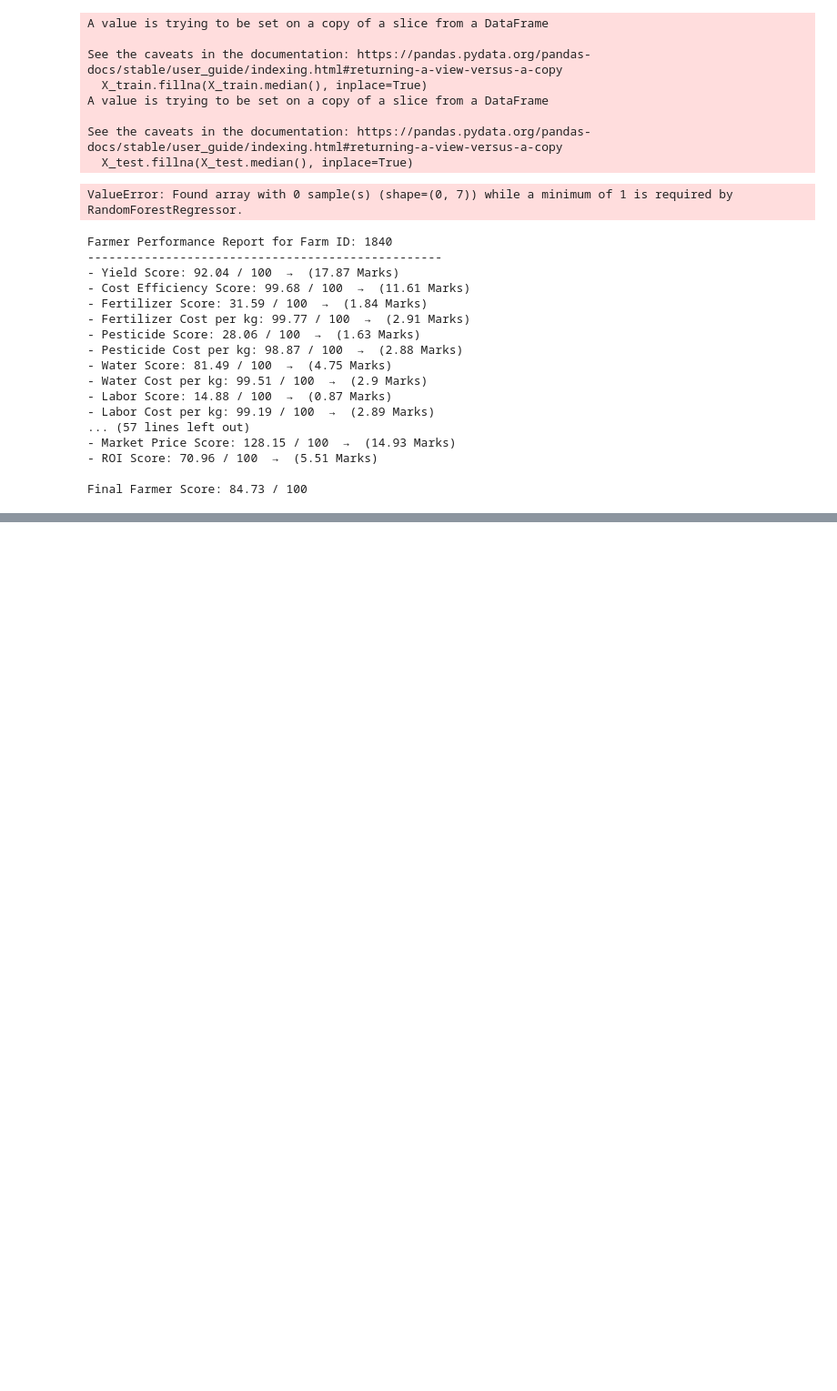
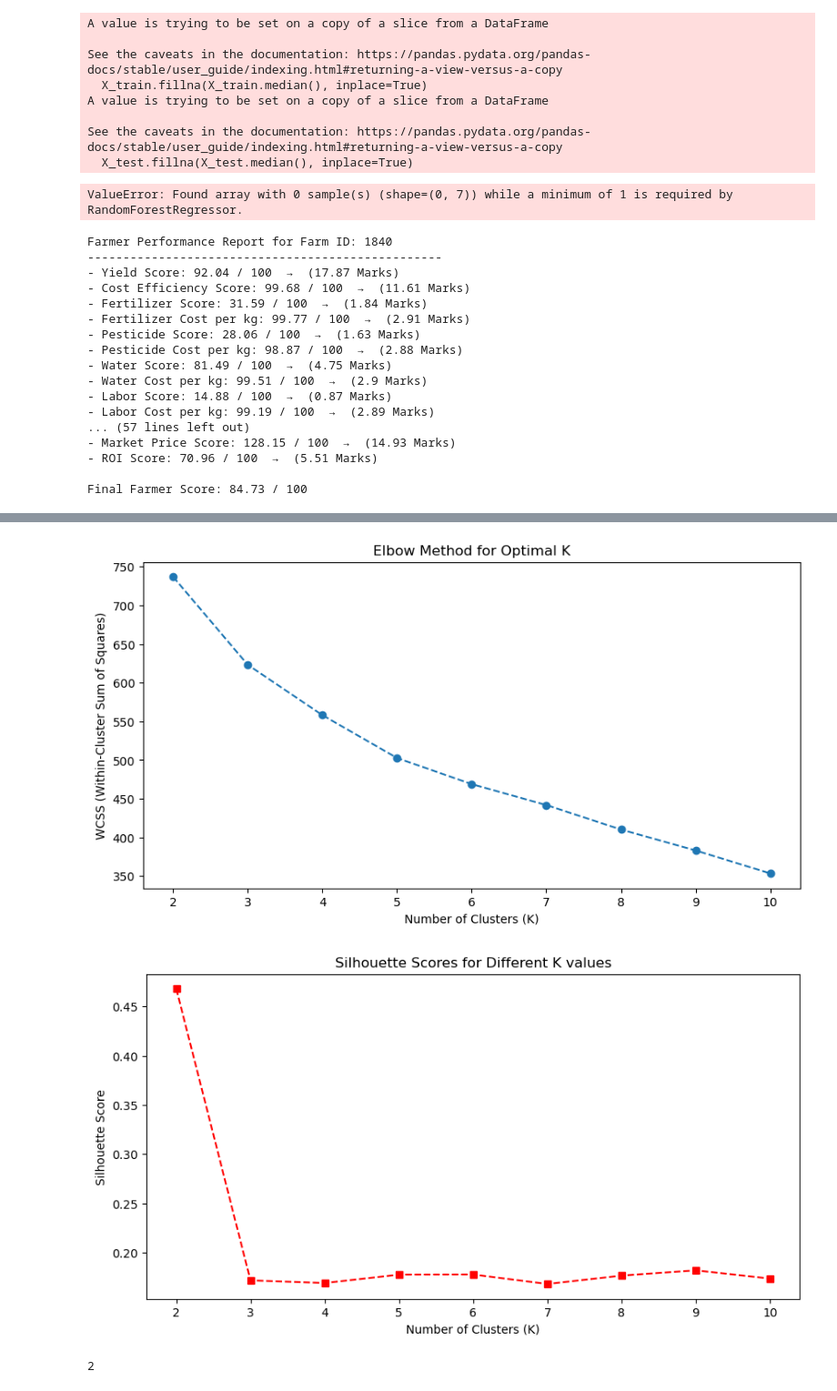
Before and after one commit to uvindu12/AgroEdge-Frontend, a Jupyter notebook: old farmers data analysis .ipynb, the cells around one changed output, grey strips where cells are left out. Shown at 91% size. Drawn from its saved outputs; the diff is of its cells as text; code cells hidden in the pictures; blank space fills up the shorter version.

```diff
--- a/old farmers data analysis .ipynb
+++ b/old farmers data analysis .ipynb
@@ -633,0 +655,39 @@ Length: 63, dtype: int64
+# %%
+from sklearn.cluster import KMeans
+from sklearn.metrics import silhouette_score
+import numpy as np
+
+# Step 2: Finding the Optimal Number of Clusters
+wcss = []  # Within-Cluster Sum of Squares
+silhouette_scores = []
+K_range = range(2, 11)  # Testing K values from 2 to 10
+
+for k in K_range:
+    kmeans = KMeans(n_clusters=k, random_state=42, n_init=10)
+    kmeans.fit(clean_farming_data_scaled)
+    wcss.append(kmeans.inertia_)  # Inertia = WCSS
+    silhouette_scores.append(silhouette_score(clean_farming_data_scaled, kmeans.labels_))
+
+# Plot Elbow Method
+plt.figure(figsize=(10, 5))
+plt.plot(K_range, wcss, marker="o", linestyle="--")
+plt.xlabel("Number of Clusters (K)")
+plt.ylabel("WCSS (Within-Cluster Sum of Squares)")
+plt.title("Elbow Method for Optimal K")
+plt.show()
+
+# Plot Silhouette Scores
+plt.figure(figsize=(10, 5))
+plt.plot(K_range, silhouette_scores, marker="s", linestyle="--", color="red")
+plt.xlabel("Number of Clusters (K)")
+plt.ylabel("Silhouette Score")
+plt.title("Silhouette Scores for Different K values")
+plt.show()
+
+# Determine the best K based on the highest silhouette score
+optimal_k = K_range[np.argmax(silhouette_scores)]
+optimal_k
+# %% [output]
+[figure, added]
+[figure, added]
+2
```
Also changed, not shown: parts of 3 cells of this notebook, 3 other files.
